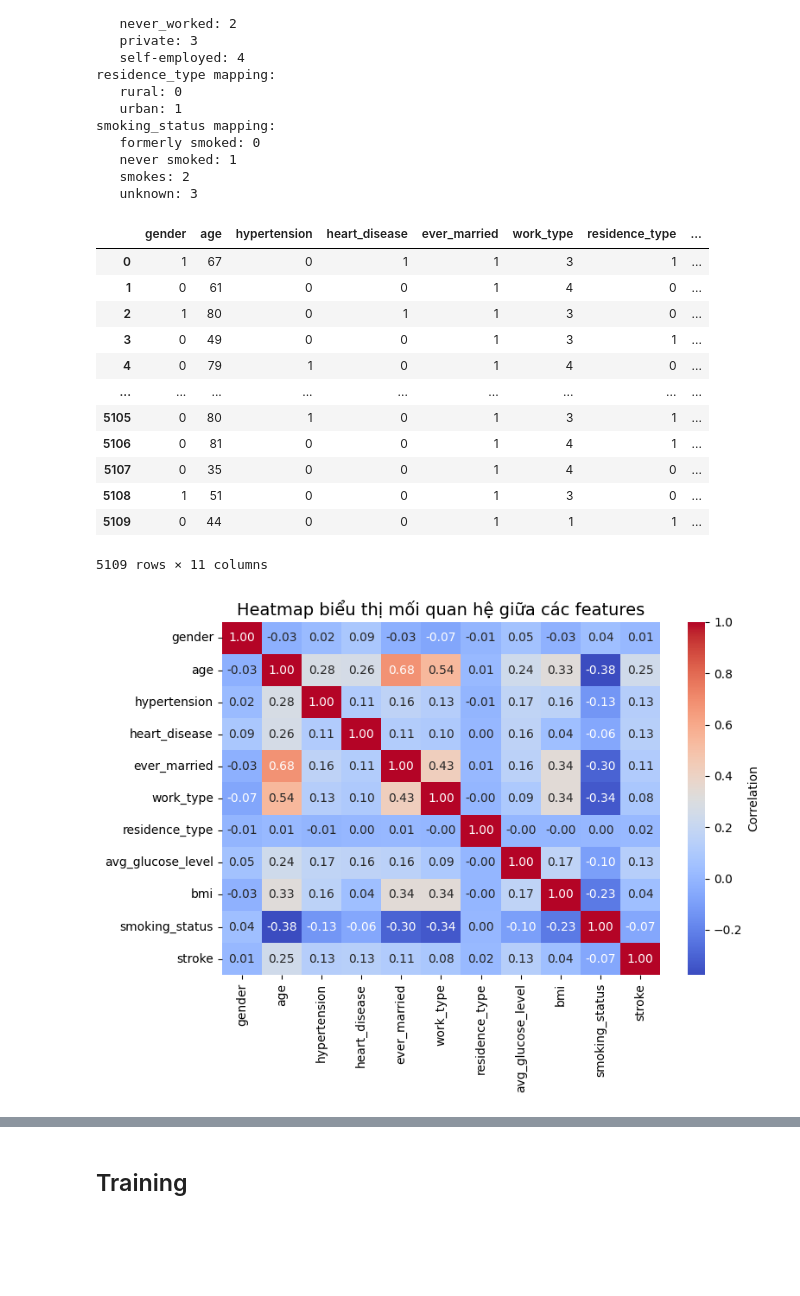
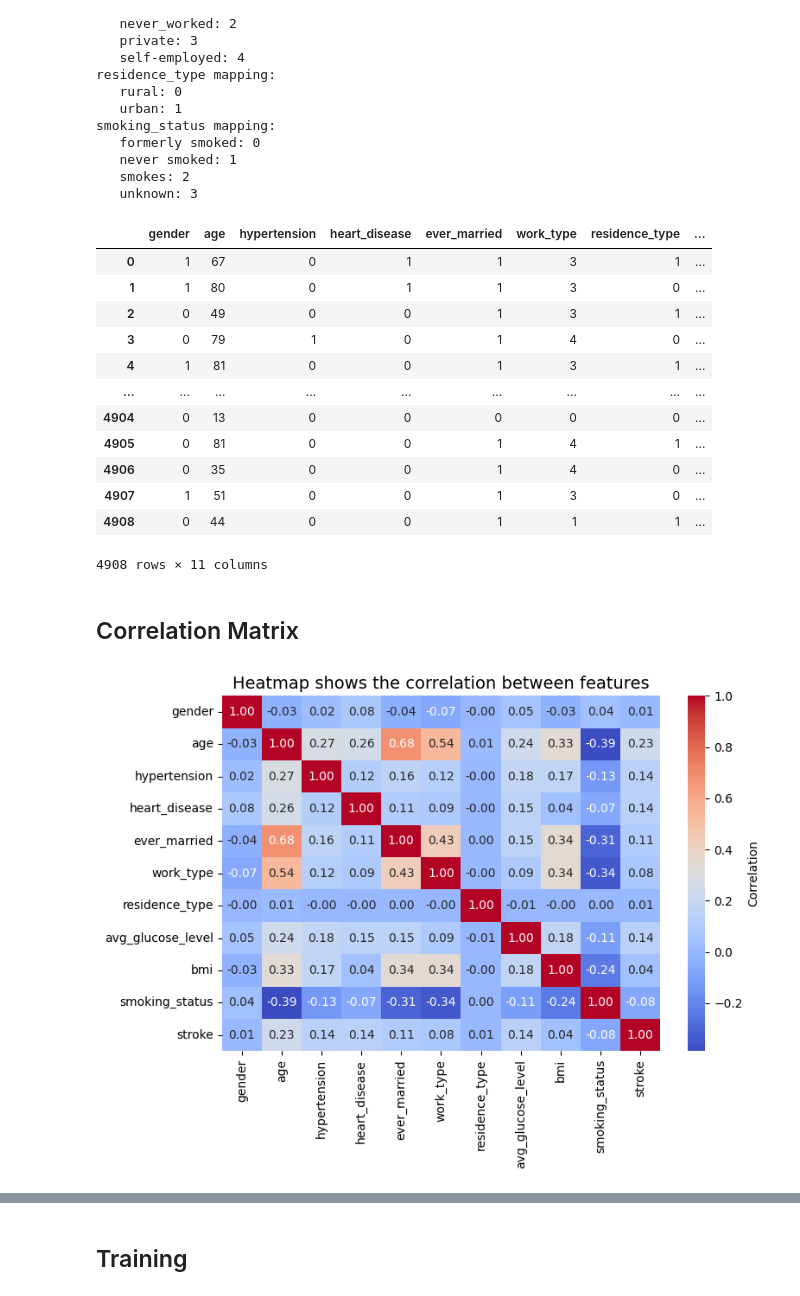
Before and after one commit to khoathanhtdtu/Stroke_Prediction_Probabilistic_Graphical_Models, a Jupyter notebook: Stroke_Prediction_Probabilistic_Graphical_Models.ipynb, the cells around one changed output, grey strips where cells are left out. Drawn from its saved outputs; the diff is of its cells as text; code cells hidden in the pictures; blank space fills up the shorter version.

```diff
--- a/Stroke_Prediction_Probabilistic_Graphical_Models.ipynb
+++ b/Stroke_Prediction_Probabilistic_Graphical_Models.ipynb
@@ -218,5 +222,12 @@ dtype: float64
 # Missing values in variable smoking_status     : 0.00%
 Data shape: (5110, 12)
 # %%
-# Fills missing 'bmi' values with the mean of the BMI
-data['bmi'] = data['bmi'].fillna(data['bmi'].mean())
+# Fills missing 'bmi' values with the mean of the BMI indices
+# data['bmi'] = data['bmi'].fillna(data['bmi'].mean())
+# %%
+# Remove all null 'bmi' rows
+orig_length = len(data)
+data = data.dropna(subset = ['bmi']).reset_index(drop = True)
+
+print(f"Removed {orig_length - len(data)} rows with null BMI. New shape: {data.shape}")
+print("Remaining null BMI: ", data['bmi'].isna().sum())
@@ -766,32 +784,34 @@ data
 # %% [output]
 |  | gender | age | hypertension | heart_disease | ever_married | work_type | residence_type | ... |
 | 0 | 1 | 67 | 0 | 1 | 1 | 3 | 1 | ... |
-| 1 | 0 | 61 | 0 | 0 | 1 | 4 | 0 | ... |
-| 2 | 1 | 80 | 0 | 1 | 1 | 3 | 0 | ... |
-| 3 | 0 | 49 | 0 | 0 | 1 | 3 | 1 | ... |
-| 4 | 0 | 79 | 1 | 0 | 1 | 4 | 0 | ... |
+| 1 | 1 | 80 | 0 | 1 | 1 | 3 | 0 | ... |
+| 2 | 0 | 49 | 0 | 0 | 1 | 3 | 1 | ... |
+| 3 | 0 | 79 | 1 | 0 | 1 | 4 | 0 | ... |
+| 4 | 1 | 81 | 0 | 0 | 1 | 3 | 1 | ... |
 | ... | ... | ... | ... | ... | ... | ... | ... | ... |
-| 5105 | 0 | 80 | 1 | 0 | 1 | 3 | 1 | ... |
-| 5106 | 0 | 81 | 0 | 0 | 1 | 4 | 1 | ... |
-| 5107 | 0 | 35 | 0 | 0 | 1 | 4 | 0 | ... |
-| 5108 | 1 | 51 | 0 | 0 | 1 | 3 | 0 | ... |
-| 5109 | 0 | 44 | 0 | 0 | 1 | 1 | 1 | ... |
+| 4904 | 0 | 13 | 0 | 0 | 0 | 0 | 0 | ... |
+| 4905 | 0 | 81 | 0 | 0 | 1 | 4 | 1 | ... |
+| 4906 | 0 | 35 | 0 | 0 | 1 | 4 | 0 | ... |
+| 4907 | 1 | 51 | 0 | 0 | 1 | 3 | 0 | ... |
+| 4908 | 0 | 44 | 0 | 0 | 1 | 1 | 1 | ... |
-5109 rows × 11 columns
+4908 rows × 11 columns
+# %% [markdown]
+## Correlation Matrix
 # %%
-# Tính toán ma trận tương quan
+# Calculate the correlation matrix
 correlation_matrix = data.corr()
 
-# Vẽ heatmap với seaborn
+# Draw heatmap with seaborn
 plt.figure(figsize = (8, 6))
 sns.heatmap(correlation_matrix, annot = True, fmt = ".2f", cmap = "coolwarm", cbar_kws = {'label': 'Correlation'})
 
-# Thêm tiêu đề và điều chỉnh hiển thị
-plt.title("Heatmap biểu thị mối quan hệ giữa các features", fontsize = 14)
+# Add title and adjust display layout
+plt.title("Heatmap shows the correlation between features", fontsize = 14)
 plt.xticks(rotation = 90)
 plt.yticks(rotation = 0)
 plt.tight_layout()
 
-# Hiển thị heatmap
+# Show the heatmap
 plt.show()
 # %% [output]
-[figure, old version]
+[figure, new version]
```
Also changed, not shown: parts of 116 cells of this notebook, 27 other files.
